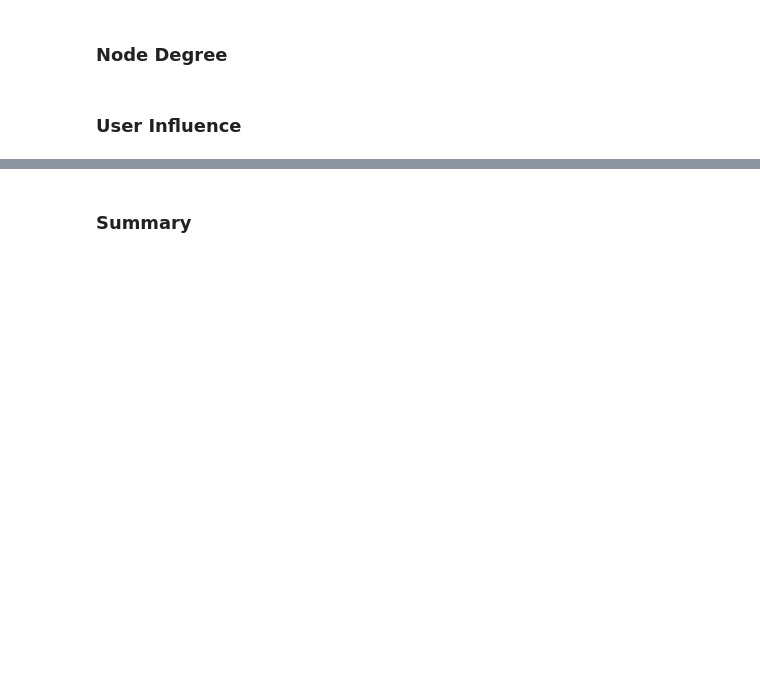
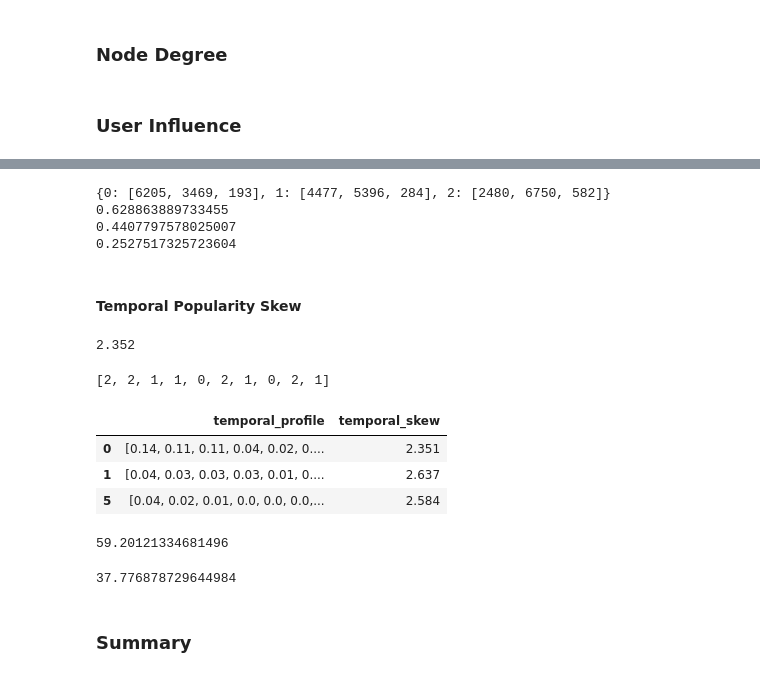
Before and after one commit to OktarianTB/predicting-business-popularity, a Jupyter notebook: restaurant_graphs/Restaurant_Graph_Generator.ipynb, the cells around one changed output, grey strips where cells are left out. Saved outputs shown, nothing was run; the diff lists cells and outputs as text; code cells hidden in the pictures; blank space fills up the shorter version.

```diff
--- a/restaurant_graphs/Restaurant_Graph_Generator.ipynb
+++ b/restaurant_graphs/Restaurant_Graph_Generator.ipynb
@@ -16,7 +16,7 @@ parameters = {
         "user_influence": True
     },
     "distance": 500, # Maximum distance between nodes
-    "filename": "../graphs/best/classification/visit_count_classification",
+    "filename": "../graphs/best/classification/weighted_visit_count_full",
 }
 # %%
 import pandas as pd
@@ -344,0 +443,30 @@ if parameters["features"]["user_influence"]:
+# %%
+print(values)
+print(values[0][0] / (values[0][0] + values[0][1] + values[0][2]))
+print(values[1][0] / (values[1][0] + values[1][1] + values[1][2]))
+print(values[2][0] / (values[2][0] + values[2][1] + values[2][2]))
+# %% [output]
+{0: [6205, 3469, 193], 1: [4477, 5396, 284], 2: [2480, 6750, 582]}
+0.628863889733455
+0.4407797578025007
+0.2527517325723604
+# %% [markdown]
+#### Temporal Popularity Skew
+# %%
+restaurants_df["temporal_skew"].median()
+# %% [output]
+2.352
+# %%
+list(restaurants_df["popularity"].values)[:10]
+# %% [output]
+[2, 2, 1, 1, 0, 2, 1, 0, 2, 1]
+# %%
+best = restaurants_df[restaurants_df["popularity"] == 2]
+worst = restaurants_df[restaurants_df["popularity"] == 0]
+# %%
+best[["temporal_profile", "temporal_skew"]].head(3)
+# %% [output]
+|  | temporal_profile | temporal_skew |
+| 0 | [0.14, 0.11, 0.11, 0.04, 0.02, 0.... | 2.351 |
+| 1 | [0.04, 0.03, 0.03, 0.03, 0.01, 0.... | 2.637 |
+| 5 | [0.04, 0.02, 0.01, 0.0, 0.0, 0.0,... | 2.584 |
@@ -345,3 +476,11 @@ if parameters["features"]["user_influence"]:
+# %%
+len(best_top_tps) / len(best) * 100
+# %% [output]
+59.20121334681496
+# %%
+len(worst_top_tps) / len(worst) * 100
+# %% [output]
+37.776878729644984
 # %% [markdown]
 ### Summary
 # %%
```
Also changed, not shown: parts of 16 cells of this notebook, 2 other files.
